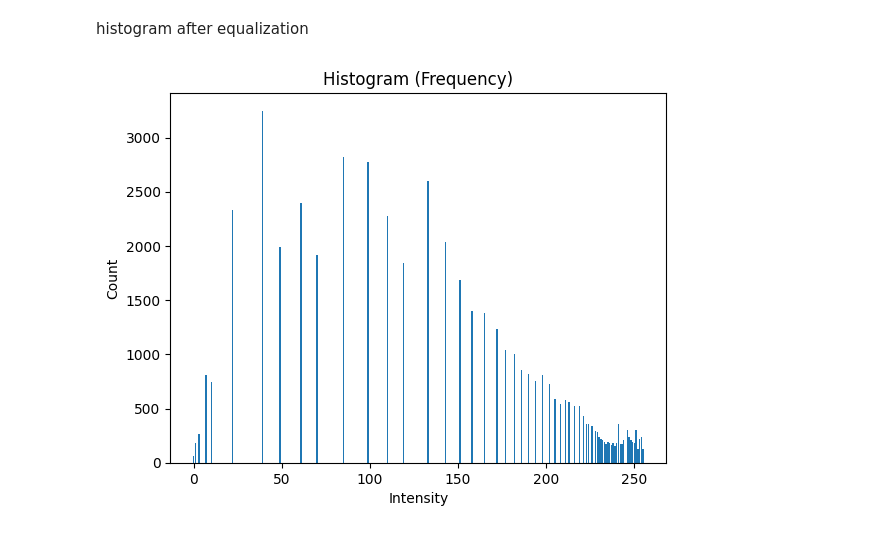
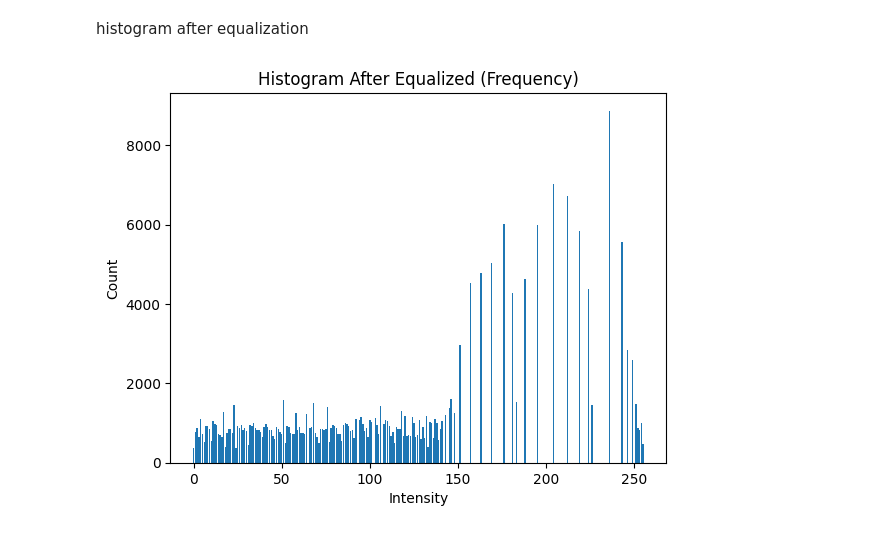
Before and after one commit to ShowravKormokar/python, a Jupyter notebook: ImageProcessing/Lab07/main.ipynb, the cells around one changed output. Saved outputs shown, nothing was run; the diff lists cells and outputs as text; code cells hidden in the pictures.

```diff
--- a/ImageProcessing/Lab07/main.ipynb
+++ b/ImageProcessing/Lab07/main.ipynb
@@ -5,7 +5,7 @@ import matplotlib.pyplot as plt
 # %% [markdown]
 load and show original image
 # %%
-img = image.open('einstein.jpeg').convert('L')
+img = image.open('doller.webp').convert('L')
 img_array = np.array(img)
 
 plt.imshow(img_array, cmap='gray')
@@ -74,14 +74,14 @@ histogram after equalization
 # %%
 hist = np.zeros(256, dtype=int)
 pixels = equalized_img.flatten()
 
 for i in pixels:
     hist[i] += 1
 
 plt.bar(range(256), hist)
-plt.title("Histogram (Frequency)")
+plt.title("Histogram After Equalized (Frequency)")
 plt.xlabel("Intensity")
 plt.ylabel("Count")
 plt.show()
 # %% [output]
-[figure, old version]
+[figure, new version]
```
Also changed, not shown: parts of 3 cells of this notebook, 2 other files.
